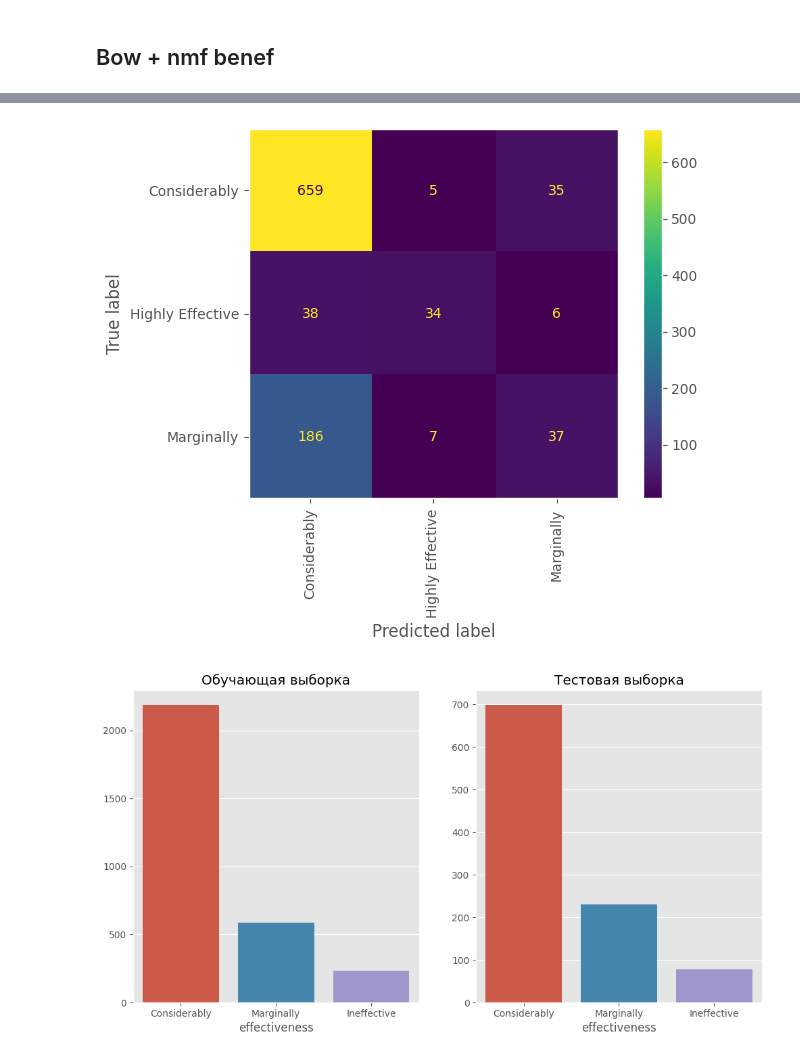
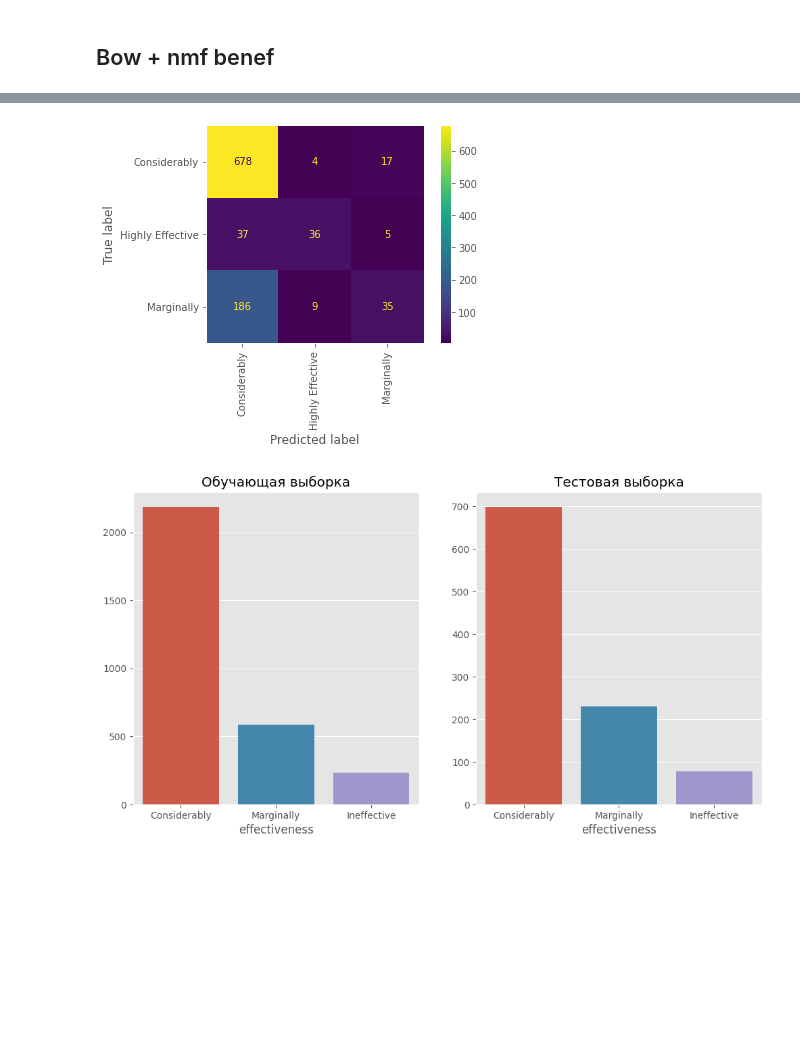
Before and after one commit to timHPL/SA-Drug-Reviews, a Jupyter notebook: side_effects_effective_prediction.ipynb, the cells around one changed output, grey strips where cells are left out. Drawn from its saved outputs; the diff is of its cells as text; code cells hidden in the pictures; blank space fills up the shorter version.

```diff
--- a/side_effects_effective_prediction.ipynb
+++ b/side_effects_effective_prediction.ipynb
@@ -381,9 +301,7 @@ test_lda_bert_benef = np.concatenate((benef_test_bert, benef_test_nmf), axis=1)
 # %% [markdown]
 ## bert benef
 # %%
-model = CatBoostClassifier(verbose=200, iterations=1000, random_state=20)
-# model = LGBMClassifier( random_state=20)
-
+model = CatBoostClassifier(verbose=1000, iterations=1000, random_state=20)
 model.fit(benef_train_bert, y_benefitsReview_train)
 
 preds = model.predict(benef_test_bert)
@@ -408,8 +322,7 @@ weighted avg       0.71      0.73      0.67      1007
 # %% [markdown]
 ## bert + nmf benef
 # %%
-model = CatBoostClassifier(verbose=200, iterations=1000, random_state=20, auto_class_weights='Balanced')
-
+model = CatBoostClassifier(verbose=1000, iterations=1000, random_state=20)
 model.fit(train_lda_bert_benef, y_benefitsReview_train)
 
 preds = model.predict(test_lda_bert_benef)
@@ -577,7 +482,7 @@ X_train = vectorizer.fit_transform(X_benefitsReview_train)
 
 X_test = vectorizer.transform(X_benefitsReview_test)
 
-cb = CatBoostClassifier(verbose=400, random_state=1)
+cb = CatBoostClassifier(verbose=1000, random_state=1)
 cb.fit(X_train, y_benefitsReview_train)
 
 y_pred = cb.predict(X_test)
@@ -612,7 +515,7 @@ X_train = np.concatenate(((X_train).toarray(), ben_train_nmf), axis=1)
 X_test = vectorizer.transform(X_benefitsReview_test)
 X_test = np.concatenate(((X_test).toarray(), ben_test_nmf), axis=1)
 
-cb = CatBoostClassifier(verbose=400, random_state=1)
+cb = CatBoostClassifier(verbose=1000, random_state=1)
 cb.fit(X_train, y_benefitsReview_train)
 
 y_pred = cb.predict(X_test)
@@ -640,11 +541,11 @@ weighted avg       0.72      0.74      0.69      1007
 # %%
-cm_display = ConfusionMatrixDisplay(confusion_matrix=confusion_matrix(y_benefitsReview_test, preds), display_labels = ['Considerably', 'Highly Effective', 'Marginally'])
+cm_display = ConfusionMatrixDisplay(confusion_matrix=confusion_matrix(y_benefitsReview_test, y_pred), display_labels = ['Considerably', 'Highly Effective', 'Marginally'])
 cm_display.plot(values_format = '.0f', ax=plt.gca(), xticks_rotation='vertical')
 
 plt.grid(False)
 plt.show()
 # %% [output]
-[figure, old version]
+[figure, new version]
 # %%
 fig, axs = plt.subplots(1, 2, figsize=(12,6))
 
```
Also changed, not shown: parts of 31 cells of this notebook.
